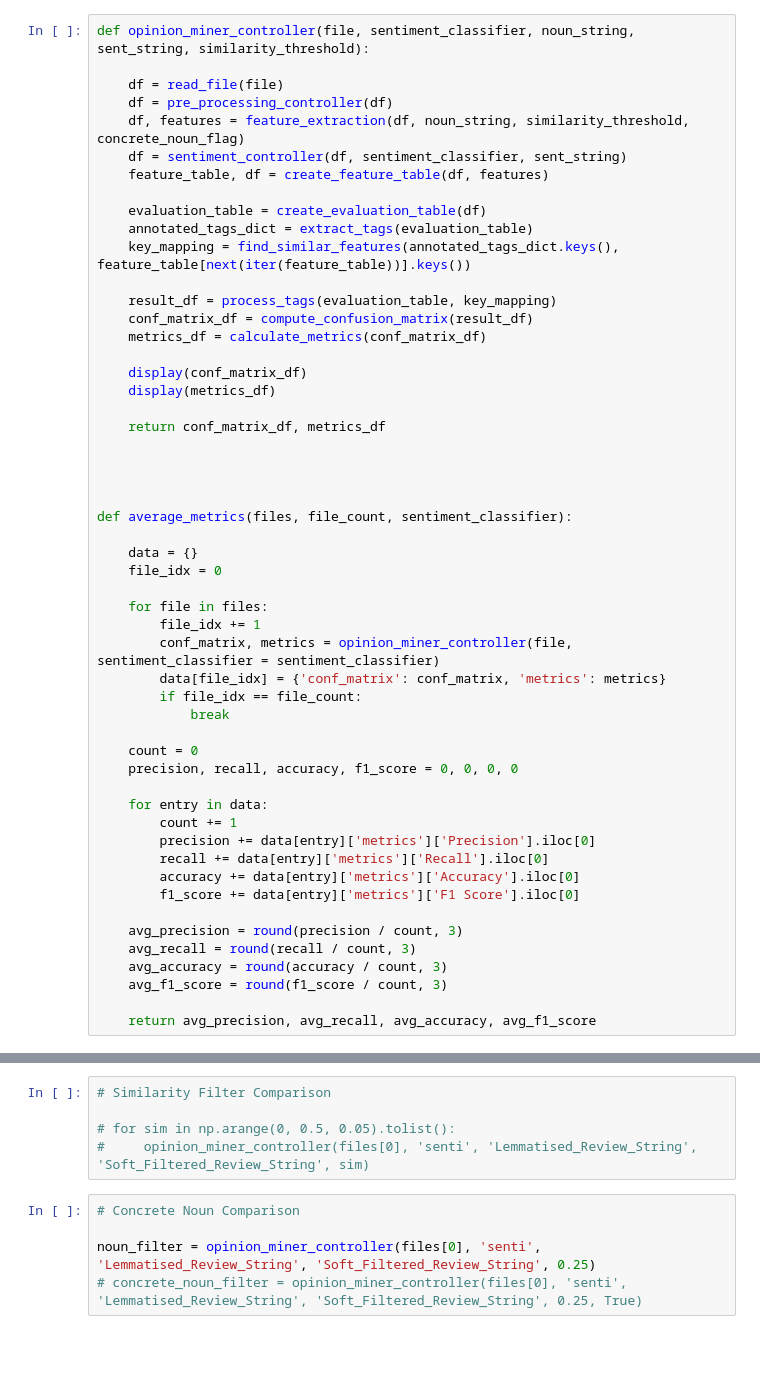
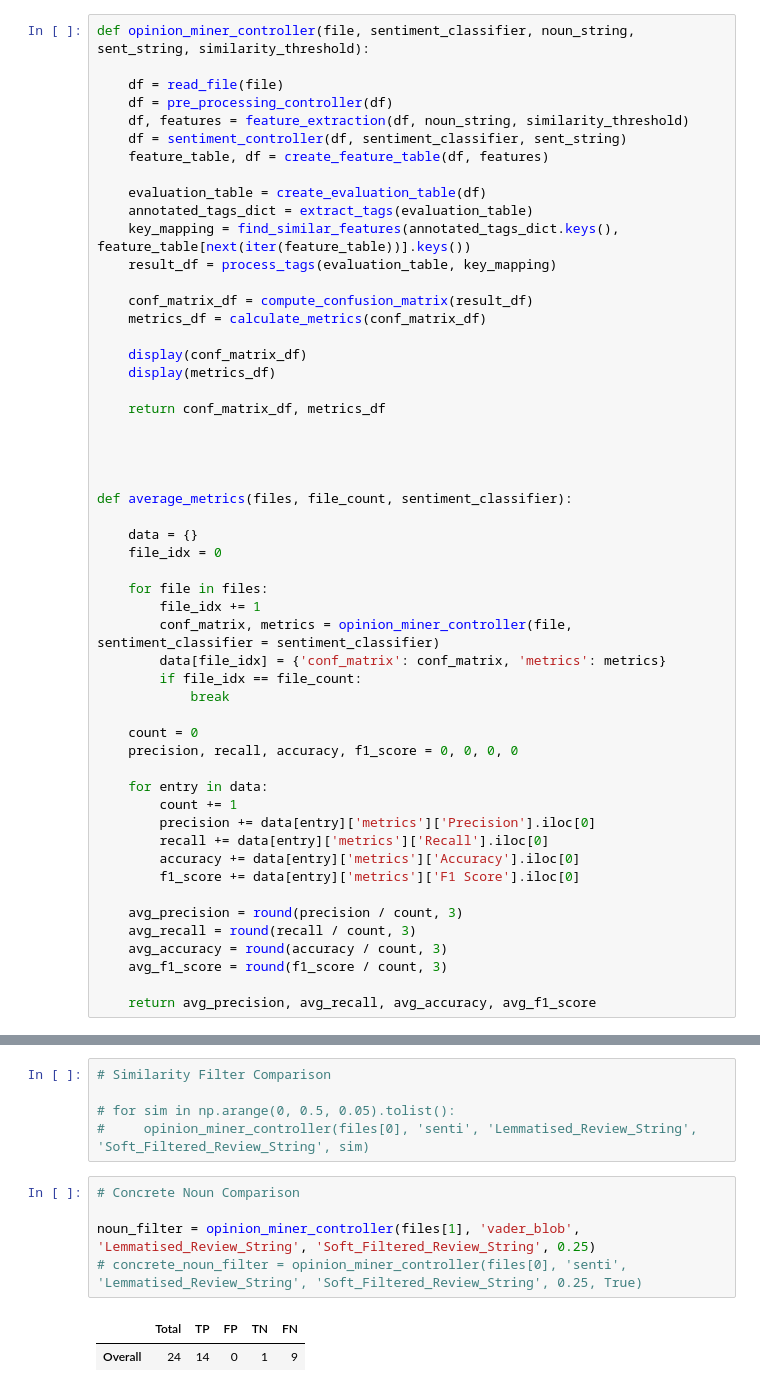
Before and after one commit to Leonjmroe/MSc-AI, a Jupyter notebook: Module 5 - Introduction to NLP/Final Assignment/Opinion_Miner_Final.ipynb, the cells around one changed output, grey strips where cells are left out. Drawn from its saved outputs; the diff is of its cells as text; blank space fills up the shorter version.

Commit message:
accepting my poor evaluation situation

```diff
--- a/Module 5 - Introduction to NLP/Final Assignment/Opinion_Miner_Final.ipynb
+++ b/Module 5 - Introduction to NLP/Final Assignment/Opinion_Miner_Final.ipynb
@@ -822,15 +800,15 @@ def opinion_miner_controller(file, sentiment_classifier, noun_string, sent_strin
 
     df = read_file(file)
     df = pre_processing_controller(df)
-    df, features = feature_extraction(df, noun_string, similarity_threshold, concrete_noun_flag)
+    df, features = feature_extraction(df, noun_string, similarity_threshold)
     df = sentiment_controller(df, sentiment_classifier, sent_string)
     feature_table, df = create_feature_table(df, features)
 
     evaluation_table = create_evaluation_table(df)
     annotated_tags_dict = extract_tags(evaluation_table)
     key_mapping = find_similar_features(annotated_tags_dict.keys(), feature_table[next(iter(feature_table))].keys())
+    result_df = process_tags(evaluation_table, key_mapping)
 
-    result_df = process_tags(evaluation_table, key_mapping)
     conf_matrix_df = compute_confusion_matrix(result_df)
     metrics_df = calculate_metrics(conf_matrix_df)
 
@@ -899,5 +877,8 @@ def show_optimium_string_variables(files):
 # %%
 # Concrete Noun Comparison
 
-noun_filter = opinion_miner_controller(files[0], 'senti', 'Lemmatised_Review_String', 'Soft_Filtered_Review_String', 0.25)
+noun_filter = opinion_miner_controller(files[1], 'vader_blob', 'Lemmatised_Review_String', 'Soft_Filtered_Review_String', 0.25)
 # concrete_noun_filter = opinion_miner_controller(files[0], 'senti', 'Lemmatised_Review_String', 'Soft_Filtered_Review_String', 0.25, True)
+# %% [output]
+|  | Total | TP | FP | TN | FN |
+| Overall | 24 | 14 | 0 | 1 | 9 |
```
Also changed, not shown: parts of 14 cells of this notebook, 1 other file.
